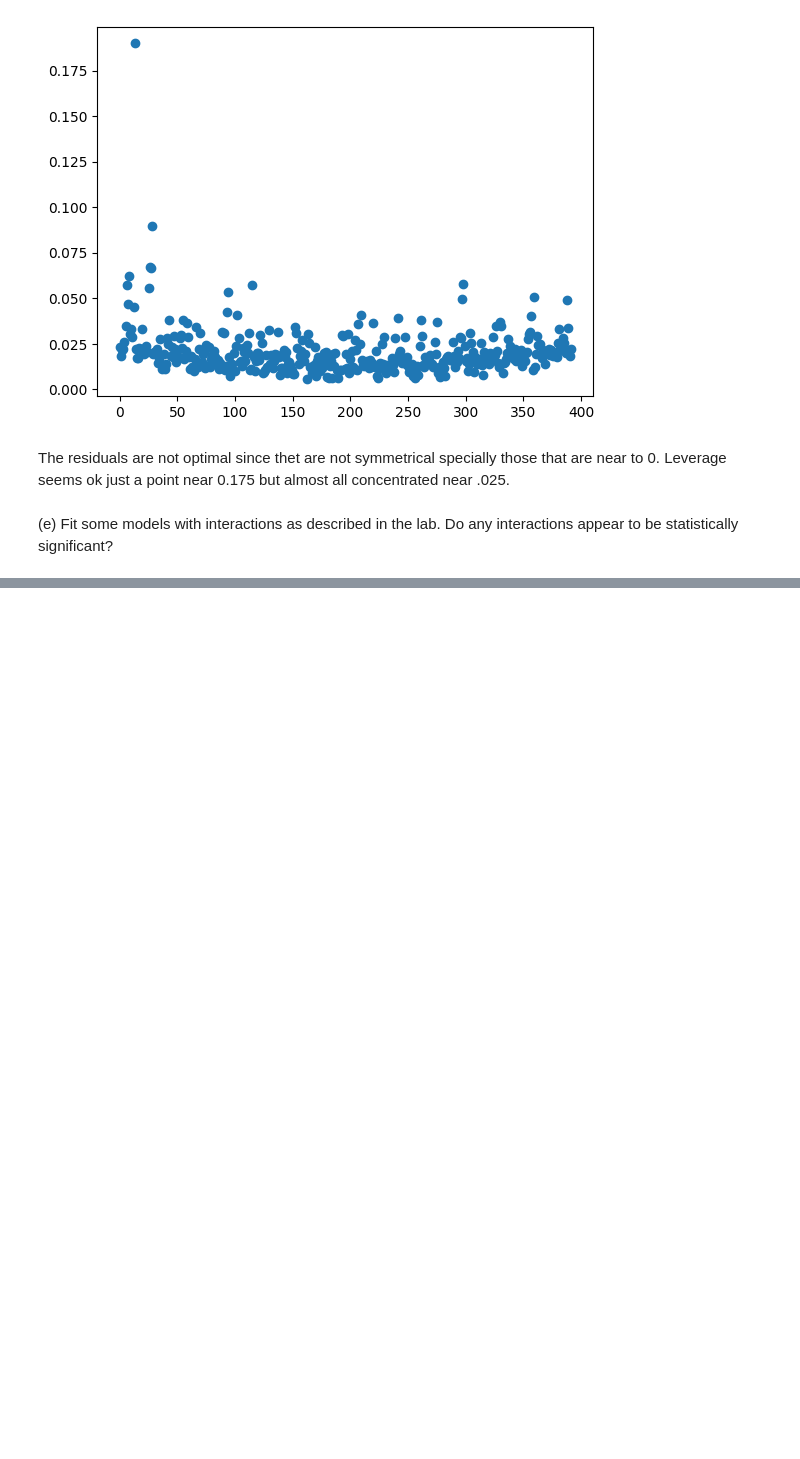
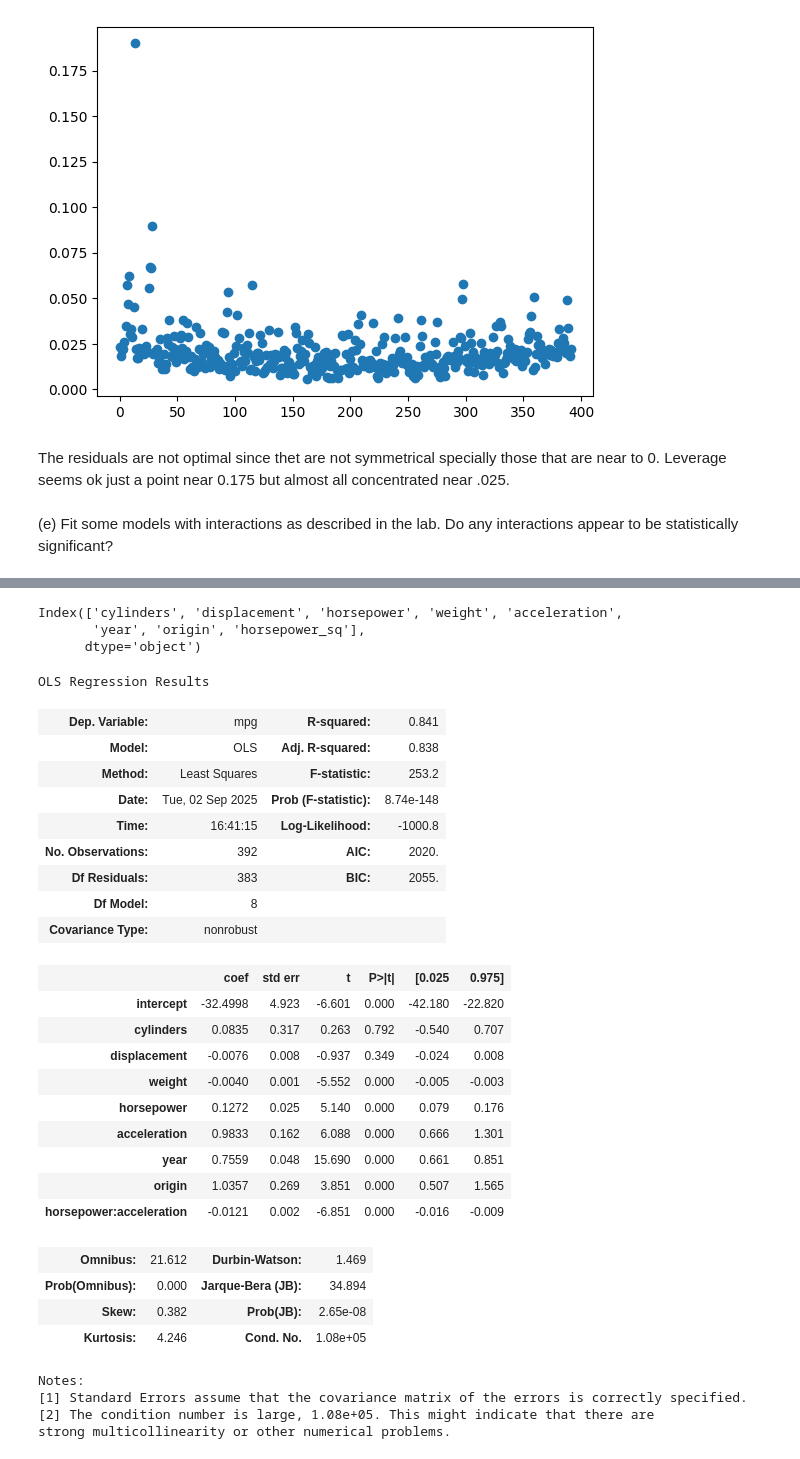
Before and after one commit to hinojosaad/islp, a Jupyter notebook: Chapter3/ch3.ipynb, the cells around one changed output, grey strips where cells are left out. Drawn from its saved outputs; the diff is of its cells as text; code cells hidden in the pictures; blank space fills up the shorter version.

```diff
--- a/Chapter3/ch3.ipynb
+++ b/Chapter3/ch3.ipynb
@@ -214,0 +233,50 @@ The residuals are not optimal since thet are not symmetrical specially those tha
+# %%
+Auto.columns.drop('mpg')
+# %% [output]
+Index(['cylinders', 'displacement', 'horsepower', 'weight', 'acceleration',
+       'year', 'origin', 'horsepower_sq'],
+      dtype='object')
+# %%
+X = MS([
+    'cylinders',
+    'displacement',
+    'weight',
+    'horsepower',
+    'acceleration',
+    'year',
+    'origin',
+    ('horsepower', 'acceleration')
+]).fit_transform(Auto)
+y = Auto['mpg']
+model = sm.OLS(y, X)
+results = model.fit()
+results.summary()
+# %% [output]
+OLS Regression Results
+| Dep. Variable: | mpg | R-squared: | 0.841 |
+| Model: | OLS | Adj. R-squared: | 0.838 |
+| Method: | Least Squares | F-statistic: | 253.2 |
+| Date: | Tue, 02 Sep 2025 | Prob (F-statistic): | 8.74e-148 |
+| Time: | 16:41:15 | Log-Likelihood: | -1000.8 |
+| No. Observations: | 392 | AIC: | 2020. |
+| Df Residuals: | 383 | BIC: | 2055. |
+| Df Model: | 8 |  |  |
+| Covariance Type: | nonrobust |  |  |
+|  | coef | std err | t | P>|t| | [0.025 | 0.975] |
+| intercept | -32.4998 | 4.923 | -6.601 | 0.000 | -42.180 | -22.820 |
+| cylinders | 0.0835 | 0.317 | 0.263 | 0.792 | -0.540 | 0.707 |
+| displacement | -0.0076 | 0.008 | -0.937 | 0.349 | -0.024 | 0.008 |
+| weight | -0.0040 | 0.001 | -5.552 | 0.000 | -0.005 | -0.003 |
+| horsepower | 0.1272 | 0.025 | 5.140 | 0.000 | 0.079 | 0.176 |
+| acceleration | 0.9833 | 0.162 | 6.088 | 0.000 | 0.666 | 1.301 |
+| year | 0.7559 | 0.048 | 15.690 | 0.000 | 0.661 | 0.851 |
+| origin | 1.0357 | 0.269 | 3.851 | 0.000 | 0.507 | 1.565 |
+| horsepower:acceleration | -0.0121 | 0.002 | -6.851 | 0.000 | -0.016 | -0.009 |
+| Omnibus: | 21.612 | Durbin-Watson: | 1.469 |
+| Prob(Omnibus): | 0.000 | Jarque-Bera (JB): | 34.894 |
+| Skew: | 0.382 | Prob(JB): | 2.65e-08 |
+| Kurtosis: | 4.246 | Cond. No. | 1.08e+05 |
+Notes:
+[1] Standard Errors assume that the covariance matrix of the errors is correctly specified.
+[2] The condition number is large, 1.08e+05. This might indicate that there are
+strong multicollinearity or other numerical problems.
```
Also changed, not shown: parts of 14 cells of this notebook.
